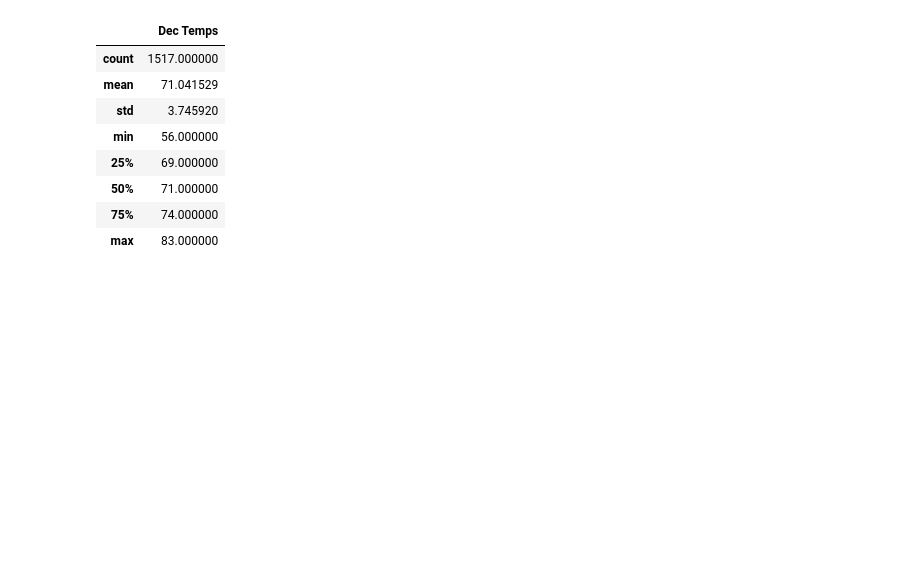
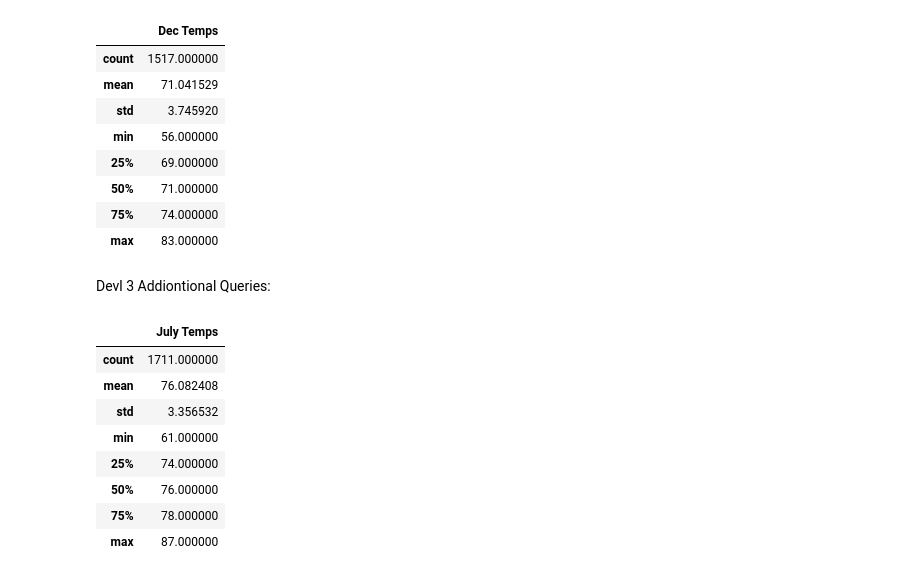
Before and after one commit to trosie3/surfs_up, a Jupyter notebook: SurfsUp_Challenge.ipynb, the cells around one changed output. Saved outputs shown, nothing was run; the diff lists cells and outputs as text; code cells hidden in the pictures; blank space fills up the shorter version.

```diff
--- a/SurfsUp_Challenge.ipynb
+++ b/SurfsUp_Challenge.ipynb
@@ -111,3 +111,20 @@ dec_df.describe()
 | 50% | 71.000000 |
 | 75% | 74.000000 |
 | max | 83.000000 |
+# %% [markdown]
+Devl 3 Addiontional Queries:
+# %%
+july_results = session.query(Measurement.date, Measurement.tobs).\
+    filter(extract('month', Measurement.date) == 7).all()
+july_df = pd.DataFrame(july_results, columns=["Date", "July Temps"])
+july_df.describe()
+# %% [output]
+|  | July Temps |
+| count | 1711.000000 |
+| mean | 76.082408 |
+| std | 3.356532 |
+| min | 61.000000 |
+| 25% | 74.000000 |
+| 50% | 76.000000 |
+| 75% | 78.000000 |
+| max | 87.000000 |
```
Also changed, not shown: parts of 2 cells of this notebook, 6 other files.
